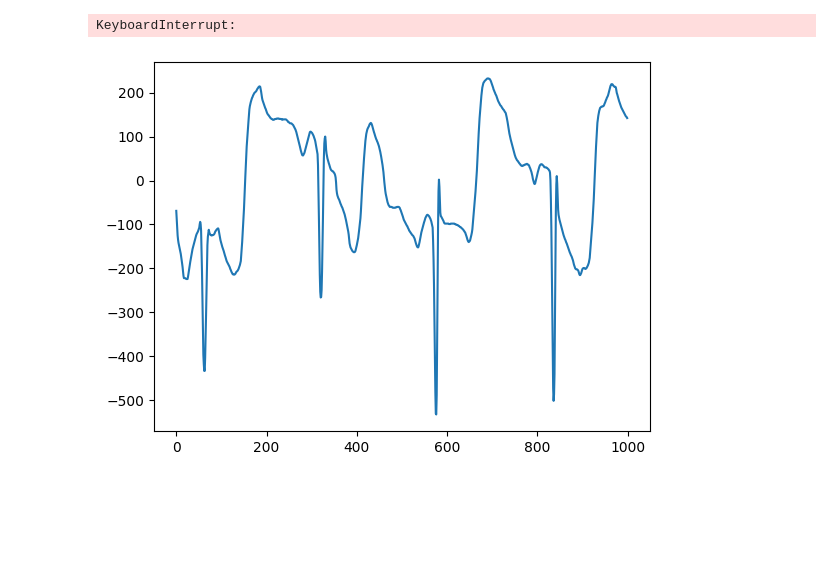
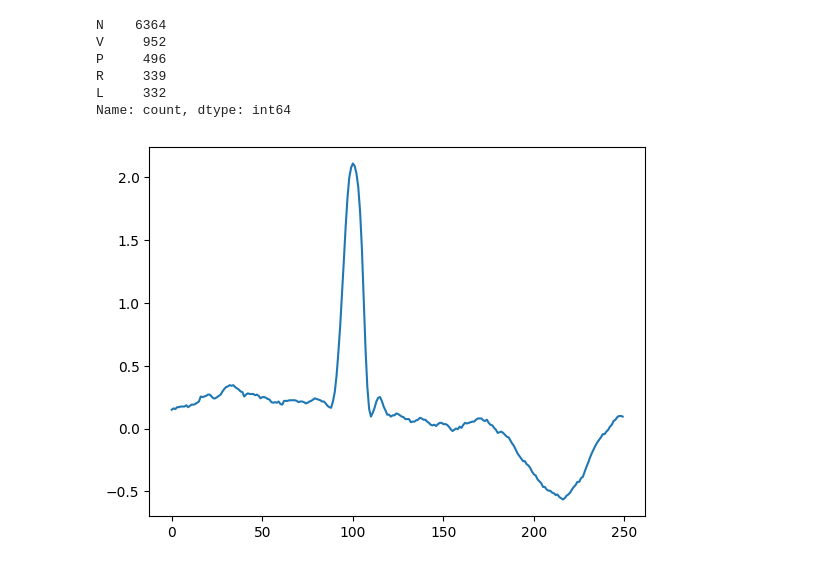
Before and after one commit to MattyAB/ecg_transfer, a Jupyter notebook: ecg.ipynb, the cells around one changed output. Saved outputs shown, nothing was run; the diff lists cells and outputs as text; code cells hidden in the pictures; blank space fills up the shorter version.

```diff
--- a/ecg.ipynb
+++ b/ecg.ipynb
@@ -20,17 +20,25 @@ device = torch.device("cuda" if torch.cuda.is_available() else "mpu")
 # device = torch.device("cpu")
-# %%
-data = import_afc_data()
-# %% [output]
-KeyboardInterrupt:
+# %%
+data = import_mit_data()
+random.shuffle(data)
 # %%
 labelmap = {x:i for i,x in enumerate(list(set([x[1] for x in data])))}
+# %%
+pd.Series([x[1] for x in data]).value_counts()
+# %% [output]
+N    6364
+V     952
+P     496
+R     339
+L     332
+Name: count, dtype: int64
 # %%
 def plotwave(x, n=1000):
-    plt.plot(x.reshape((x.shape[1]))[:n])
+    plt.plot(x[:n])
 
-plotwave(data[10][0])
+plotwave(data[0][0])
 # %% [output]
-[figure, old version]
+[figure, new version]
 # %%
 data_train = data[:int(len(data)*0.8)]
 data_test = data[int(len(data)*0.8):]
```
Also changed, not shown: parts of 12 cells of this notebook, 2 other files.
